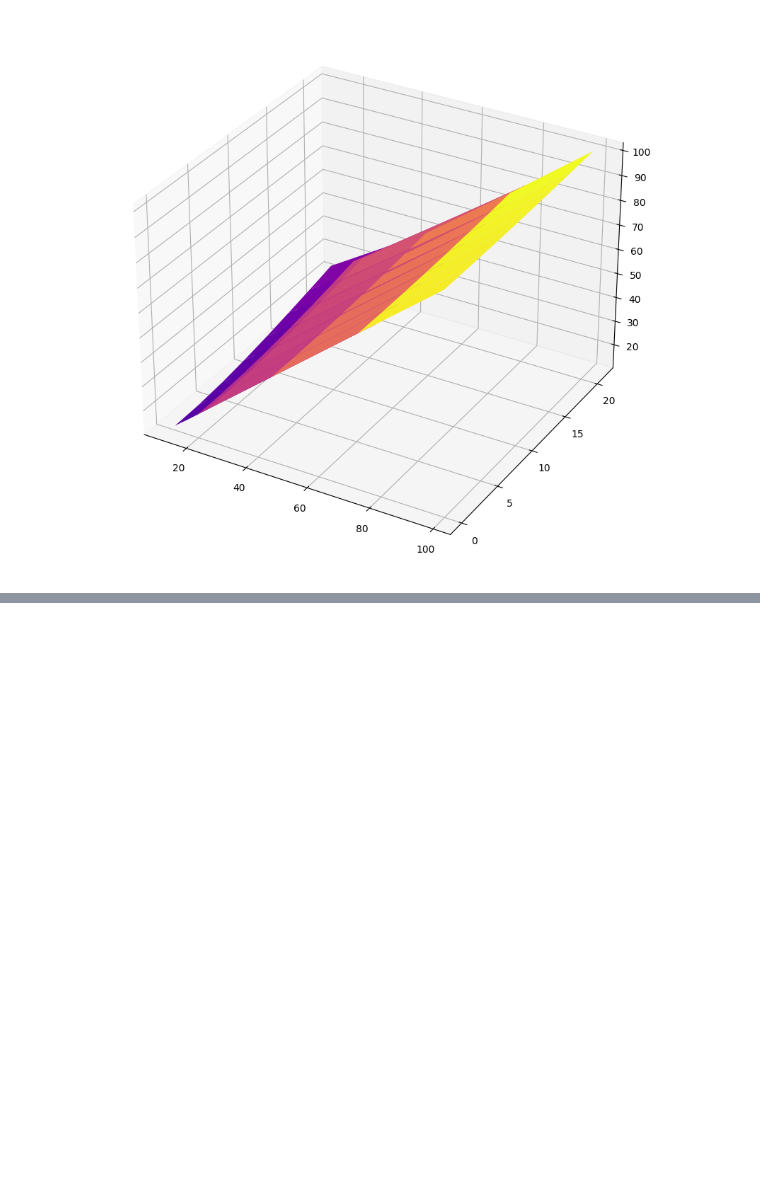
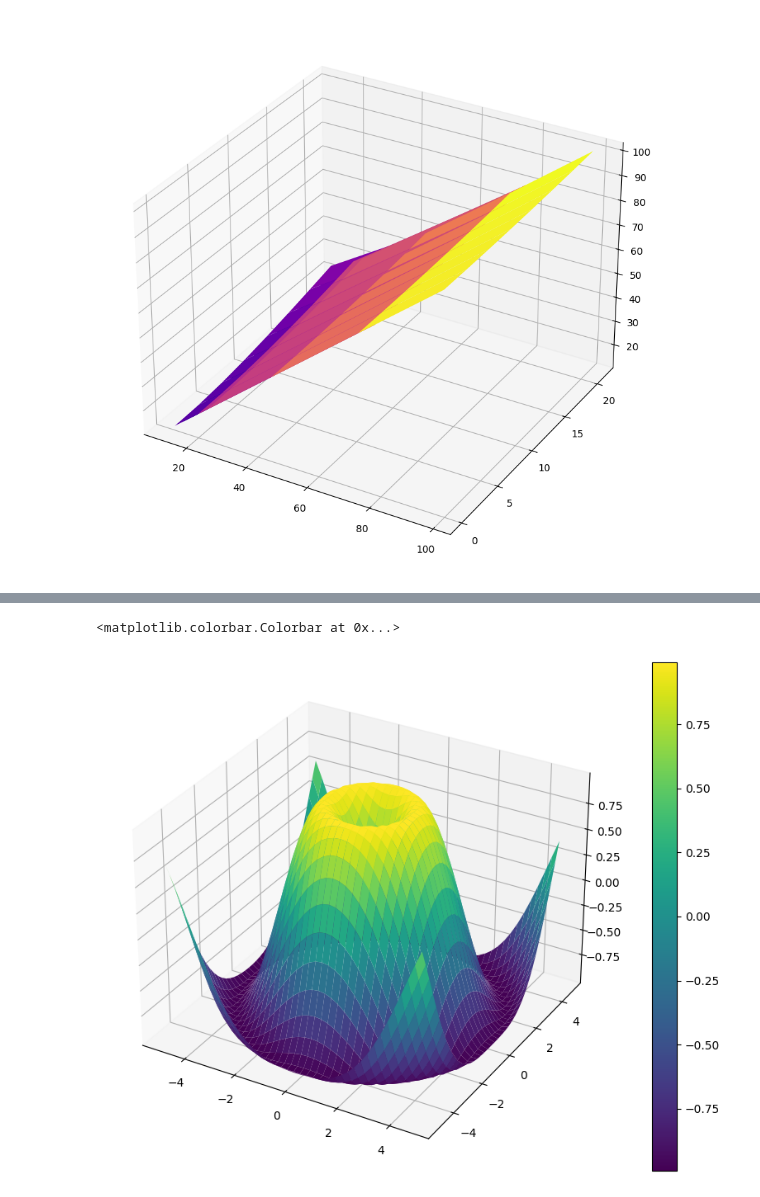
Before and after one commit to Rudra18GTHB/Codes, a Jupyter notebook: Visualization/Data Visualization/Exp11.ipynb, the cells around one changed output, grey strips where cells are left out. Drawn from its saved outputs; the diff is of its cells as text; code cells hidden in the pictures; blank space fills up the shorter version.

```diff
--- a/Visualization/Data Visualization/Exp11.ipynb
+++ b/Visualization/Data Visualization/Exp11.ipynb
@@ -24,0 +25,15 @@ plt.show()
+# %%
+x = np.arange(-5, 5, 0.25)
+y = np.arange(-5, 5, 0.25)
+x, y = np.meshgrid(x, y)
+R = np.sqrt(x**2 + y**2)
+z = np.sin(R)
+# %%
+np.sin(x)+np.cos(y)
+fig=plt.figure(figsize=(12,8))
+ax=plt.subplot(projection='3d')
+p=ax.plot_surface(x,y,z,cmap="viridis")
+fig.colorbar(p)
+# %% [output]
+<matplotlib.colorbar.Colorbar at 0x...>
+[figure, added]
```
Also changed, not shown: parts of 2 cells of this notebook.
